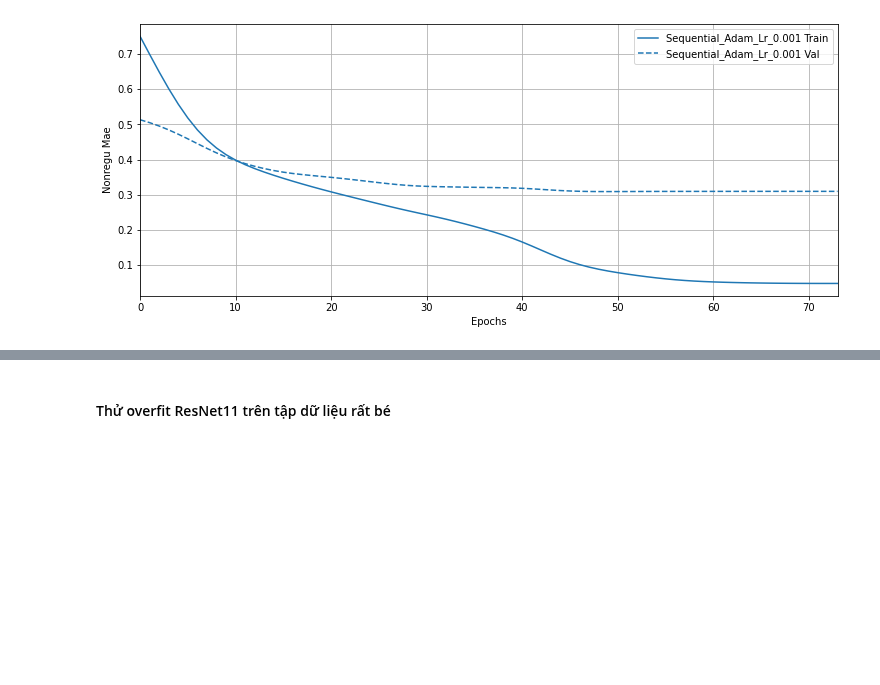
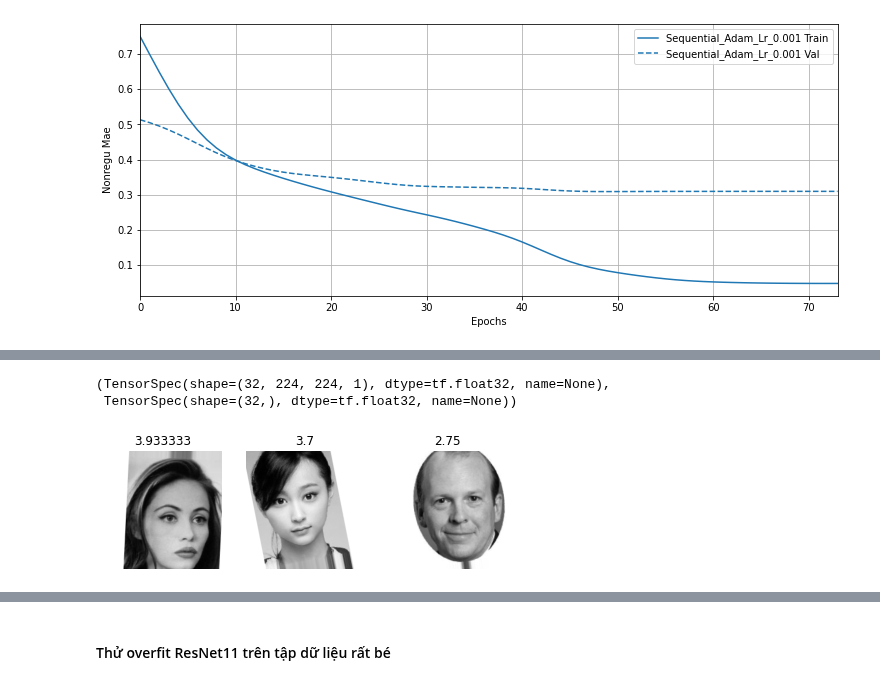
Before and after one commit to LapTQ/IT3910E_facial_beauty_pediction, a Jupyter notebook: facial_beauty_perception.ipynb, the cells around one changed output, grey strips where cells are left out. Cells and saved outputs as stored; diff of their text form; code cells hidden in the pictures; blank space fills up the shorter version.

```diff
--- a/facial_beauty_perception.ipynb
+++ b/facial_beauty_perception.ipynb
@@ -731,6 +731,25 @@ def get_model_v3():
     return tf.keras.models.Sequential([
         Conv2D(16, (11, 11), input_shape=input_shape, activation='relu', strides=2),
         MaxPooling2D(pool_size=(3, 3), strides=2),
+        Conv2D(32, (5, 5), activation='relu', padding='same'),
+        Conv2D(64, (5, 5), activation='relu'),
+        MaxPooling2D(pool_size=(3, 3), strides=2),
+        Conv2D(128, (5, 5), activation='relu', padding='same'),
+        Conv2D(256, (5, 5), activation='relu'),
+        MaxPooling2D(pool_size=(3, 3), strides=2),
+        Conv2D(512, (5, 5), activation='relu', padding='same'),
+        # Conv2D(512, (5, 5), activation='relu'),
+        MaxPooling2D(pool_size=(3, 3), strides=2),
+        Flatten(),
+        Dense(500, activation='relu'),
+        Dense(5, activation='relu'),
+        Dense(1)
+    ])
+
+def get_model_v4():
+    return tf.keras.models.Sequential([
+        Conv2D(16, (11, 11), input_shape=input_shape, activation='relu', strides=2),
+        MaxPooling2D(pool_size=(3, 3), strides=2),
         Conv2D(32, (7, 7), activation='relu', padding='same'),
         Conv2D(64, (7, 7), activation='relu', padding='same'),
         MaxPooling2D(pool_size=(3, 3), strides=2),
@@ -827,0 +917,22 @@ print(epoch_record)
+# %%
+ds = tf.data.Dataset.from_generator(
+    lambda: generator,
+    output_types=(tf.float32, tf.float32),
+    output_shapes=((32,224,224,1), (32,))
+)
+
+ds.element_spec
+# %% [output]
+(TensorSpec(shape=(32, 224, 224, 1), dtype=tf.float32, name=None),
+ TensorSpec(shape=(32,), dtype=tf.float32, name=None))
+# %%
+batch = datagen.flow(images[:3], scores[:3], batch_size=3)
+plt.figure(figsize=(20, 10))
+img, sco = next(batch)
+for i in range(3):
+    ax = plt.subplot(4, 8, i + 1)
+    plt.imshow(np.squeeze(img[i]), cmap='gray')
+    plt.title(sco[i])
+    plt.axis("off")
+# %% [output]
+[figure, added]
```
Also changed, not shown: parts of 10 cells of this notebook.
